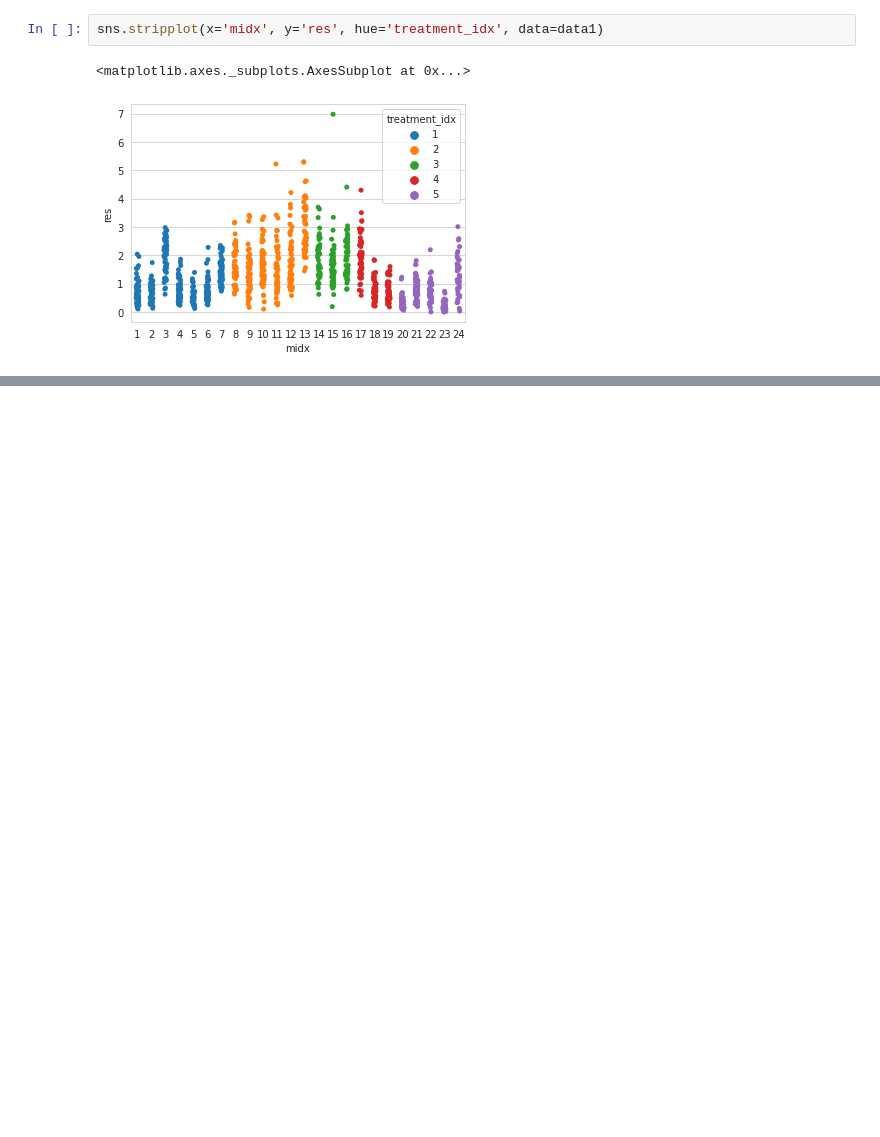
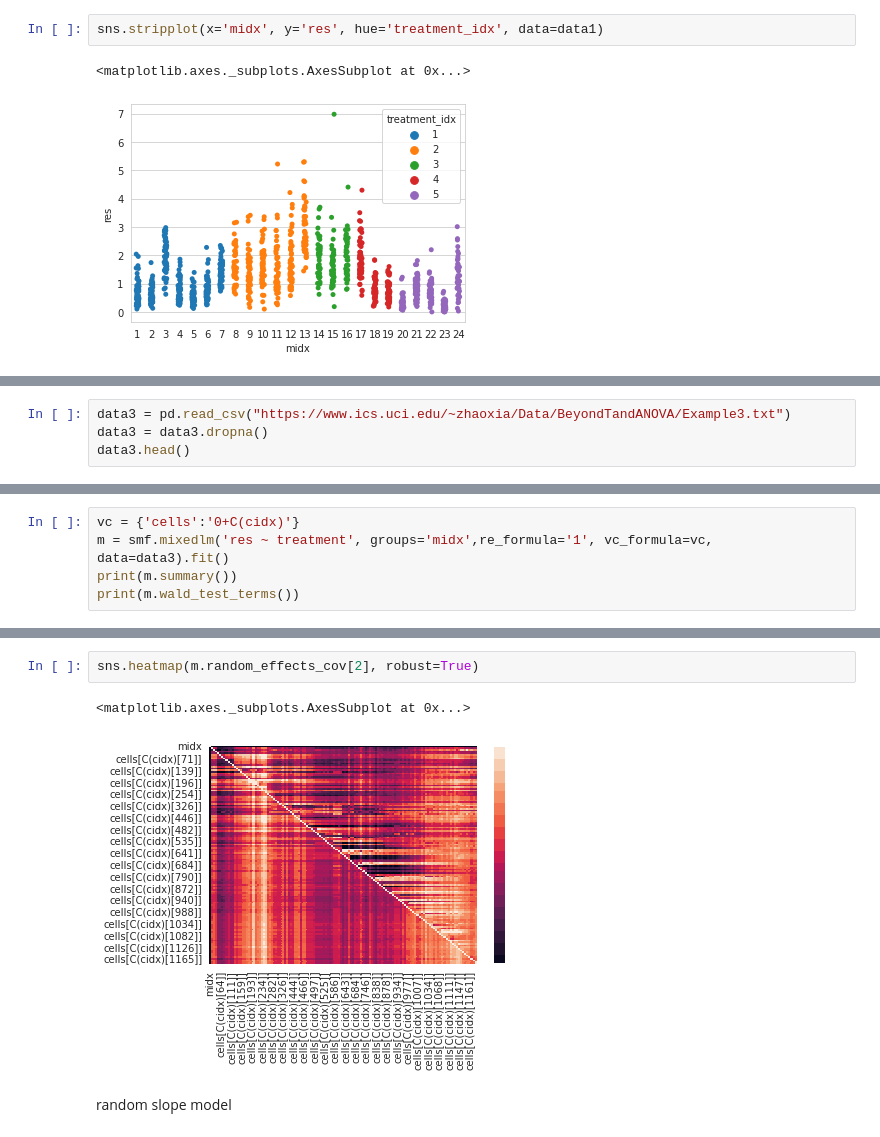
Before and after one commit to GiocomoLab/tutorials, a Jupyter notebook: LMM_tutorial.ipynb, the cells around one changed output, grey strips where cells are left out. Cells and saved outputs as stored; diff of their text form; blank space fills up the shorter version.

```diff
--- a/LMM_tutorial.ipynb
+++ b/LMM_tutorial.ipynb
@@ -83,0 +511,4 @@ sns.stripplot(x='midx', y='res', hue='treatment_idx', data=data1)
+# %%
+data3 = pd.read_csv("https://www.ics.uci.edu/~zhaoxia/Data/BeyondTandANOVA/Example3.txt")
+data3 = data3.dropna()
+data3.head()
@@ -83,0 +575,5 @@ sns.stripplot(x='midx', y='res', hue='treatment_idx', data=data1)
+# %%
+vc = {'cells':'0+C(cidx)'}
+m = smf.mixedlm('res ~ treatment', groups='midx',re_formula='1', vc_formula=vc, data=data3).fit()
+print(m.summary())
+print(m.wald_test_terms())
@@ -83,0 +630,7 @@ sns.stripplot(x='midx', y='res', hue='treatment_idx', data=data1)
+# %%
+sns.heatmap(m.random_effects_cov[2], robust=True)
+# %% [output]
+<matplotlib.axes._subplots.AxesSubplot at 0x...>
+[figure, added]
+# %% [markdown]
+random slope model
```
Also changed, not shown: parts of 52 cells of this notebook.
